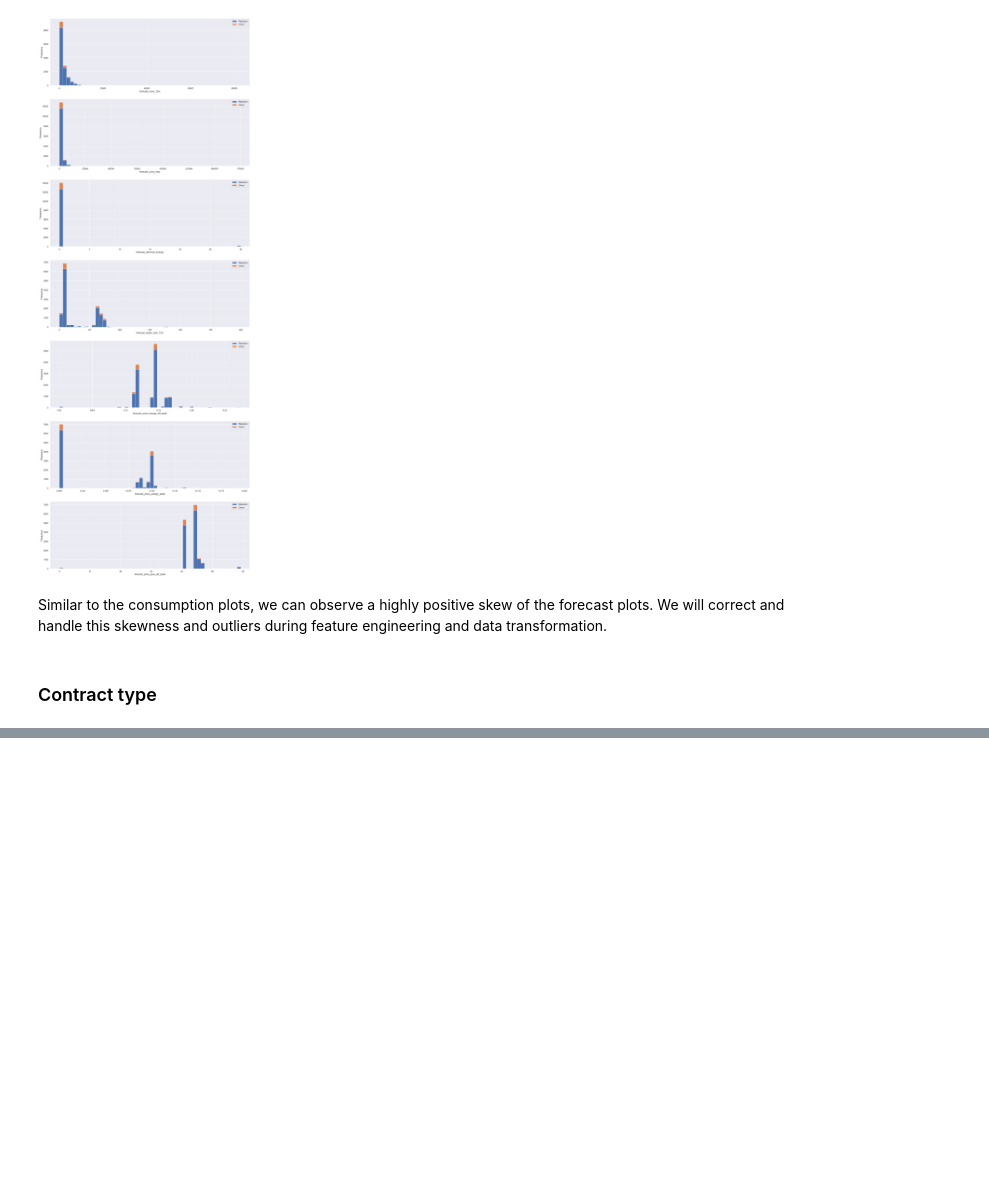
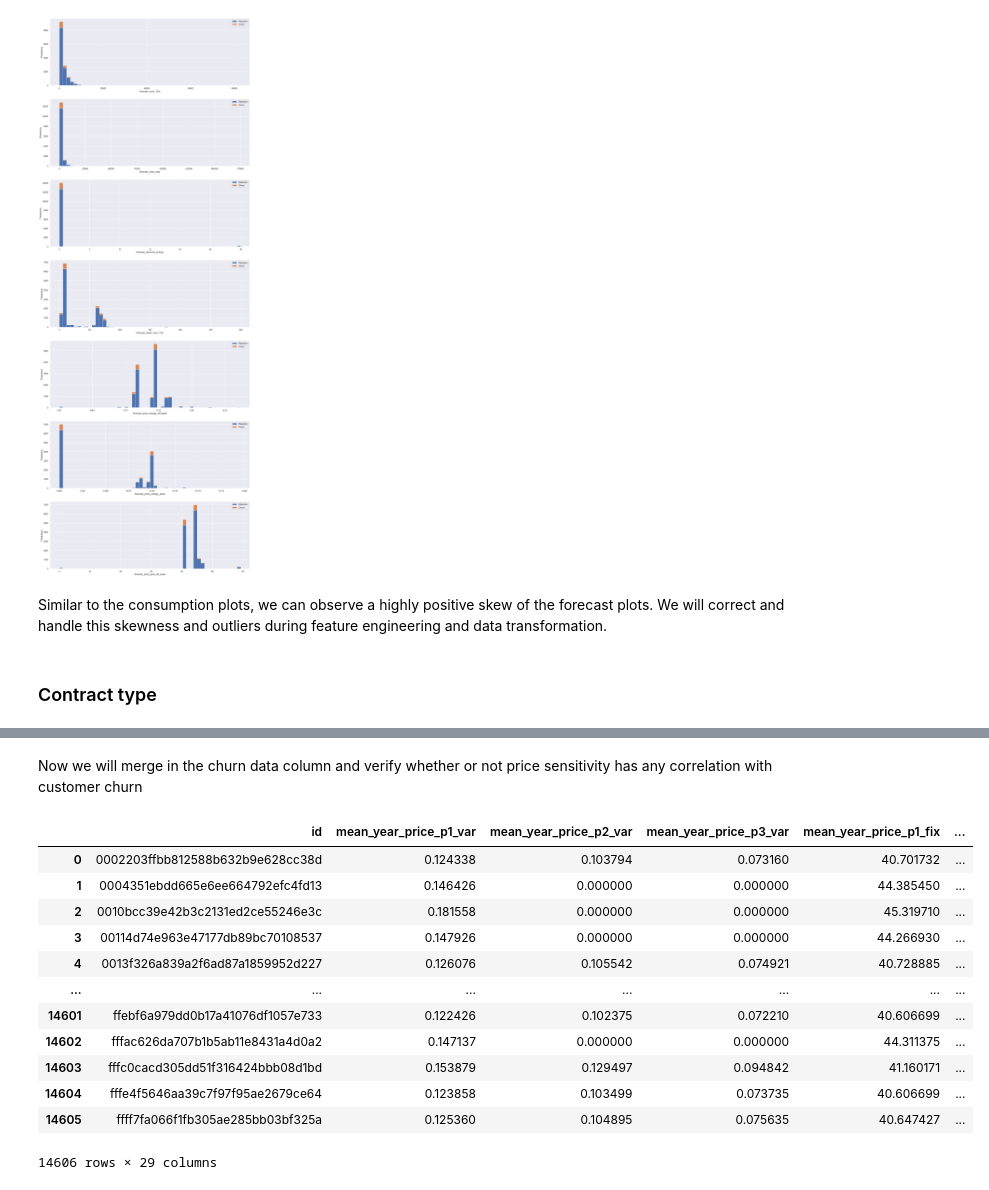
Before and after one commit to lawalsegun2025/forage_projects, a Jupyter notebook: 001_BCG_GAMMA_customer_churn_prediction/2_eda/notebook/eda_starter.ipynb, the cells around one changed output, grey strips where cells are left out. Saved outputs shown, nothing was run; the diff lists cells and outputs as text; code cells hidden in the pictures; blank space fills up the shorter version.

```diff
--- a/001_BCG_GAMMA_customer_churn_prediction/2_eda/notebook/eda_starter.ipynb
+++ b/001_BCG_GAMMA_customer_churn_prediction/2_eda/notebook/eda_starter.ipynb
@@ -424,0 +530,19 @@ plot_stacked_bars(origin_percentage, "Origin contract/offer")
+# %% [markdown]
+Now we will merge in the churn data column and verify whether or not price sensitivity has any correlation with customer churn
+# %%
+price_analysis = pd.merge(price_features, client_df[["id", "churn"]],on="id")
+price_analysis
+# %% [output]
+|  | id | mean_year_price_p1_var | mean_year_price_p2_var | mean_year_price_p3_var | mean_year_price_p1_fix | ... |
+| 0 | 0002203ffbb812588b632b9e628cc38d | 0.124338 | 0.103794 | 0.073160 | 40.701732 | ... |
+| 1 | 0004351ebdd665e6ee664792efc4fd13 | 0.146426 | 0.000000 | 0.000000 | 44.385450 | ... |
+| 2 | 0010bcc39e42b3c2131ed2ce55246e3c | 0.181558 | 0.000000 | 0.000000 | 45.319710 | ... |
+| 3 | 00114d74e963e47177db89bc70108537 | 0.147926 | 0.000000 | 0.000000 | 44.266930 | ... |
+| 4 | 0013f326a839a2f6ad87a1859952d227 | 0.126076 | 0.105542 | 0.074921 | 40.728885 | ... |
+| ... | ... | ... | ... | ... | ... | ... |
+| 14601 | ffebf6a979dd0b17a41076df1057e733 | 0.122426 | 0.102375 | 0.072210 | 40.606699 | ... |
+| 14602 | fffac626da707b1b5ab11e8431a4d0a2 | 0.147137 | 0.000000 | 0.000000 | 44.311375 | ... |
+| 14603 | fffc0cacd305dd51f316424bbb08d1bd | 0.153879 | 0.129497 | 0.094842 | 41.160171 | ... |
+| 14604 | fffe4f5646aa39c7f97f95ae2679ce64 | 0.123858 | 0.103499 | 0.073735 | 40.606699 | ... |
+| 14605 | ffff7fa066f1fb305ae285bb03bf325a | 0.125360 | 0.104895 | 0.075635 | 40.647427 | ... |
+14606 rows × 29 columns
```
Also changed, not shown: parts of 47 cells of this notebook.
